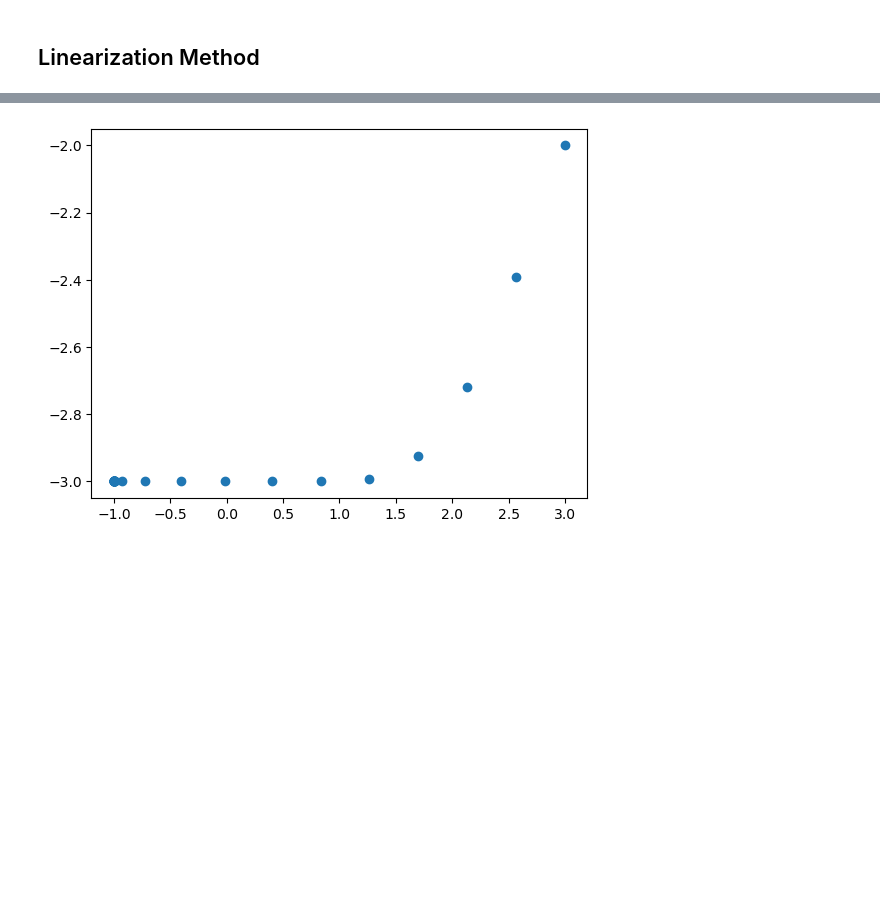
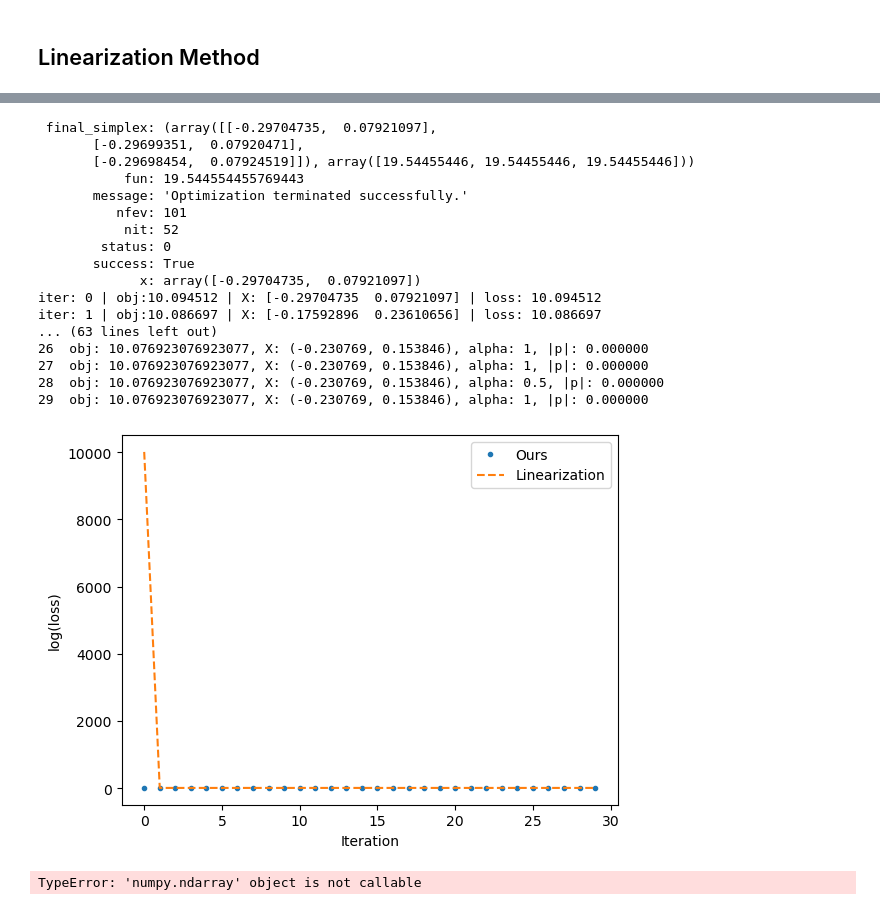
Before and after one commit to slimon0216/2022_Fault_Tolerance, a Jupyter notebook: experiment.ipynb, the cells around one changed output, grey strips where cells are left out. Drawn from its saved outputs; the diff is of its cells as text; code cells hidden in the pictures; blank space fills up the shorter version.

```diff
--- a/experiment.ipynb
+++ b/experiment.ipynb
@@ -85,5 +24,0 @@ step: 9 | loss: 7607934.500000 | grad norm: 0.688400 | step size: 0.081707327000
-# %%
-plt.style.use('bmh')
-plt.plot(losses)
-plt.title('loss')
-plt.show()
@@ -95,11 +28,14 @@ plt.show()
 import scipy.optimize as opt
 from scipy.optimize import LinearConstraint, NonlinearConstraint, Bounds
 # %%
-
 def Gradient(func: Callable, X):
-        return nd.Gradient(func)(X)
+    return nd.Gradient(func)(X)
 def Derivative(func: Callable, X, order):
-        return nd.Derivative(func, n=order)(X)
+    return nd.Derivative(func, n=order)(X)
+def ReLu(x):
+    return 0 if x < 0 else x
+def Loss(obj, constraints, X, penalty=1):
+    return obj(X) + penalty * sum([ReLu(con(X)) for con in constraints])
 # %%
 '''
 δ, subscript of I(X), should be non-negative
@@ -108,4 +44,6 @@ inf implies I_δ(X) == I(X)
 DELTA = np.inf
 N = 1
 EPSILON = 0.5
+
+LOSS_PENALITY = 10000
 # %%
@@ -220,7 +167,54 @@ obj: 5.999999999999867, X: (-1.000000, -3.000000), alpha: 0.00390625, |p|: 0.000
-# %%
-# positions = positions[5:]
-# positions
-plt.scatter([pos[0] for pos in positions],[ pos[1] for pos in positions])
-plt.show()
-# %% [output]
-[figure, removed]
+# %%
+# Optimization
+for _ in range(num_iterate):
+    # print(X)
+    X, faulty_constraints = HonestOptimize(X, cons)
+    # print(X)
+    X = BizantineOptimization(X, faulty_constraints)
+    loss = Loss(obj, cons, X, penalty=LOSS_PENALITY)
+    our_losses.append(loss)
+    # print(f'iter: {_} | obj:{obj(X):4f} | X: {X} | loss: {loss:4f}')
+
+linear_losses = []
+obj, cons, X = Initialize()
+
+for _ in range(num_iterate):
+    p, F = FindP(X, cons)
+    alpha = 1
+    while obj(X + alpha*p) + N*F(X + alpha*p) > obj(X) + N*F(X) - alpha*EPSILON*np.dot(p, p):
+        alpha /= 2
+
+    X += alpha*p
+    loss = Loss(obj, cons, X, penalty=LOSS_PENALITY)
+    linear_losses.append(loss)
+    # print(f'{_}  obj: {obj(X)}, X: ({X[0]:4f}, {X[1]:4f}), alpha: {alpha}, |p|: {sum(p**2):4f}', end='\n')
+
+plt.plot(range(num_iterate), (our_losses), '.', label='Ours')
+plt.plot(range(num_iterate), (linear_losses), '--', label='Linearization')
+plt.xlabel('Iteration')
+plt.ylabel('log(loss)')
+plt.legend()
+plt.show()
+# %% [output]
+ final_simplex: (array([[-0.29704735,  0.07921097],
+       [-0.29699351,  0.07920471],
+       [-0.29698454,  0.07924519]]), array([19.54455446, 19.54455446, 19.54455446]))
+           fun: 19.544554455769443
+       message: 'Optimization terminated successfully.'
+          nfev: 101
+           nit: 52
+        status: 0
+       success: True
+             x: array([-0.29704735,  0.07921097])
+iter: 0 | obj:10.094512 | X: [-0.29704735  0.07921097] | loss: 10.094512
+iter: 1 | obj:10.086697 | X: [-0.17592896  0.23610656] | loss: 10.086697
+... (63 lines left out)
+26  obj: 10.076923076923077, X: (-0.230769, 0.153846), alpha: 1, |p|: 0.000000
+27  obj: 10.076923076923077, X: (-0.230769, 0.153846), alpha: 1, |p|: 0.000000
+28  obj: 10.076923076923077, X: (-0.230769, 0.153846), alpha: 0.5, |p|: 0.000000
+29  obj: 10.076923076923077, X: (-0.230769, 0.153846), alpha: 1, |p|: 0.000000
+[figure, added]
+# %%
+Loss(np.array([ 1.89133804 -2.92741078]), obj, cons)
+# %% [output]
+TypeError: 'numpy.ndarray' object is not callable
```
Also changed, not shown: parts of 7 cells of this notebook.
